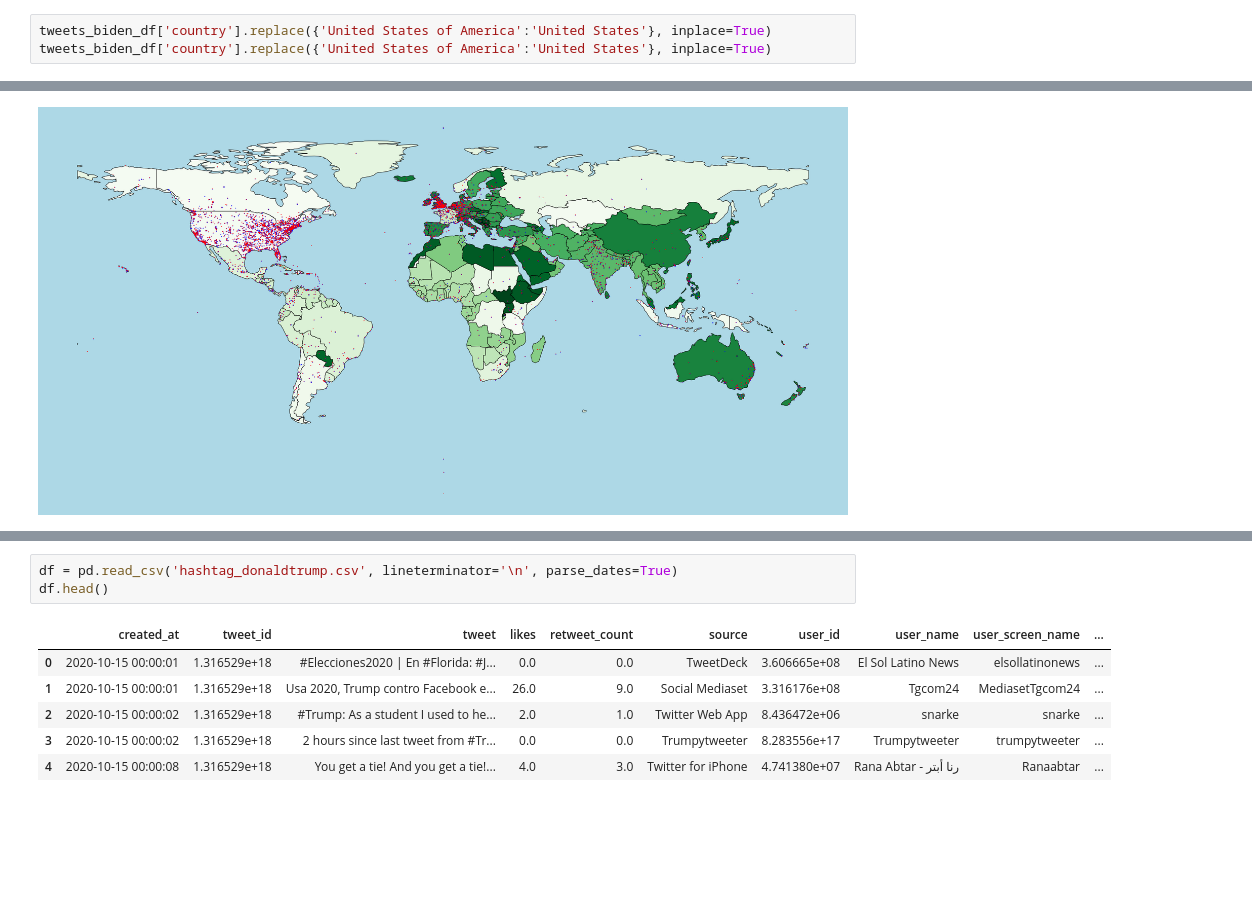
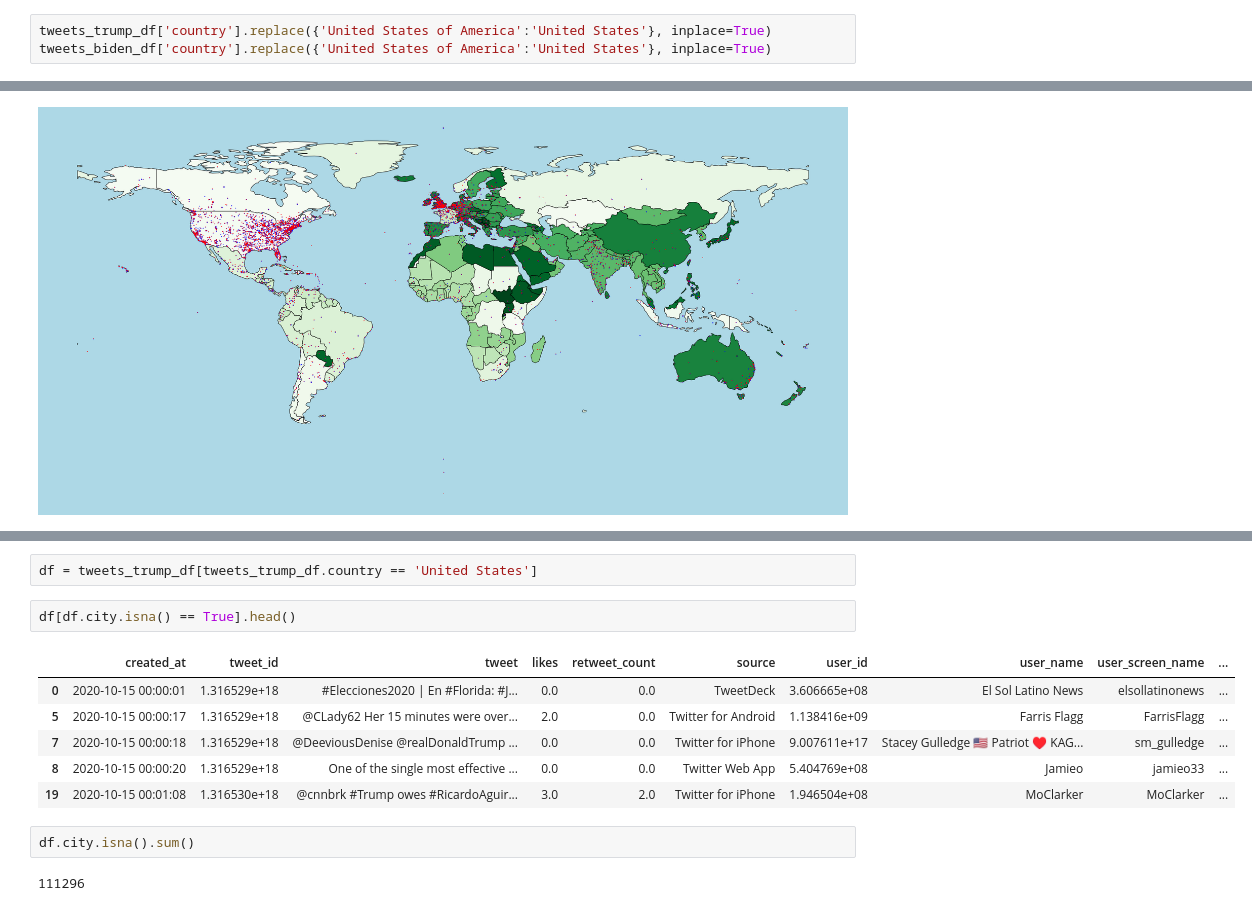
Before and after one commit to jAndrewtomich/2020-US-Elections, a Jupyter notebook: 2020_presidential_votes.ipynb, the cells around one changed output, grey strips where cells are left out. Cells and saved outputs as stored; diff of their text form; blank space fills up the shorter version.

```diff
--- a/2020_presidential_votes.ipynb
+++ b/2020_presidential_votes.ipynb
@@ -105,8 +130,8 @@ plt.bar(writeins_df.state, writeins_df.total_votes, color='green', bottom=jorgen
 tweets_biden_df = pd.read_csv('hashtag_joebiden.csv', lineterminator='\n', parse_dates=True)
 tweets_trump_df = pd.read_csv('hashtag_donaldtrump.csv', lineterminator='\n', parse_dates=True)
 # %%
+tweets_trump_df['country'].replace({'United States of America':'United States'}, inplace=True)
 tweets_biden_df['country'].replace({'United States of America':'United States'}, inplace=True)
-tweets_biden_df['country'].replace({'United States of America':'United States'}, inplace=True)
 # %%
 # Add Features
 def normalise(x,y):
@@ -314,13 +347,18 @@ fig.update_layout(
 fig.show()
 # %% [output]
 [interactive output not drawn]
-# %%
-df = pd.read_csv('hashtag_donaldtrump.csv', lineterminator='\n', parse_dates=True)
-df.head()
-# %% [output]
-|  | created_at | tweet_id | tweet | likes | retweet_count | source | user_id | user_name | user_screen_name | ... |
-| 0 | 2020-10-15 00:00:01 | 1.316529e+18 | #Elecciones2020 | En #Florida: #J... | 0.0 | 0.0 | TweetDeck | 3.606665e+08 | El Sol Latino News | elsollatinonews | ... |
-| 1 | 2020-10-15 00:00:01 | 1.316529e+18 | Usa 2020, Trump contro Facebook e... | 26.0 | 9.0 | Social Mediaset | 3.316176e+08 | Tgcom24 | MediasetTgcom24 | ... |
-| 2 | 2020-10-15 00:00:02 | 1.316529e+18 | #Trump: As a student I used to he... | 2.0 | 1.0 | Twitter Web App | 8.436472e+06 | snarke | snarke | ... |
-| 3 | 2020-10-15 00:00:02 | 1.316529e+18 | 2 hours since last tweet from #Tr... | 0.0 | 0.0 | Trumpytweeter | 8.283556e+17 | Trumpytweeter | trumpytweeter | ... |
-| 4 | 2020-10-15 00:00:08 | 1.316529e+18 | You get a tie! And you get a tie!... | 4.0 | 3.0 | Twitter for iPhone | 4.741380e+07 | Rana Abtar - رنا أبتر | Ranaabtar | ... |
+# %%
+df = tweets_trump_df[tweets_trump_df.country == 'United States']
+# %%
+df[df.city.isna() == True].head()
+# %% [output]
+|  | created_at | tweet_id | tweet | likes | retweet_count | source | user_id | user_name | user_screen_name | ... |
+| 0 | 2020-10-15 00:00:01 | 1.316529e+18 | #Elecciones2020 | En #Florida: #J... | 0.0 | 0.0 | TweetDeck | 3.606665e+08 | El Sol Latino News | elsollatinonews | ... |
+| 5 | 2020-10-15 00:00:17 | 1.316529e+18 | @CLady62 Her 15 minutes were over... | 2.0 | 0.0 | Twitter for Android | 1.138416e+09 | Farris Flagg | FarrisFlagg | ... |
+| 7 | 2020-10-15 00:00:18 | 1.316529e+18 | @DeeviousDenise @realDonaldTrump ... | 0.0 | 0.0 | Twitter for iPhone | 9.007611e+17 | Stacey Gulledge 🇺🇸 Patriot ♥️ KAG... | sm_gulledge | ... |
+| 8 | 2020-10-15 00:00:20 | 1.316529e+18 | One of the single most effective ... | 0.0 | 0.0 | Twitter Web App | 5.404769e+08 | Jamieo | jamieo33 | ... |
+| 19 | 2020-10-15 00:01:08 | 1.316530e+18 | @cnnbrk #Trump owes #RicardoAguir... | 3.0 | 2.0 | Twitter for iPhone | 1.946504e+08 | MoClarker | MoClarker | ... |
+# %%
+df.city.isna().sum()
+# %% [output]
+111296
```
Also changed, not shown: parts of 18 cells of this notebook.
